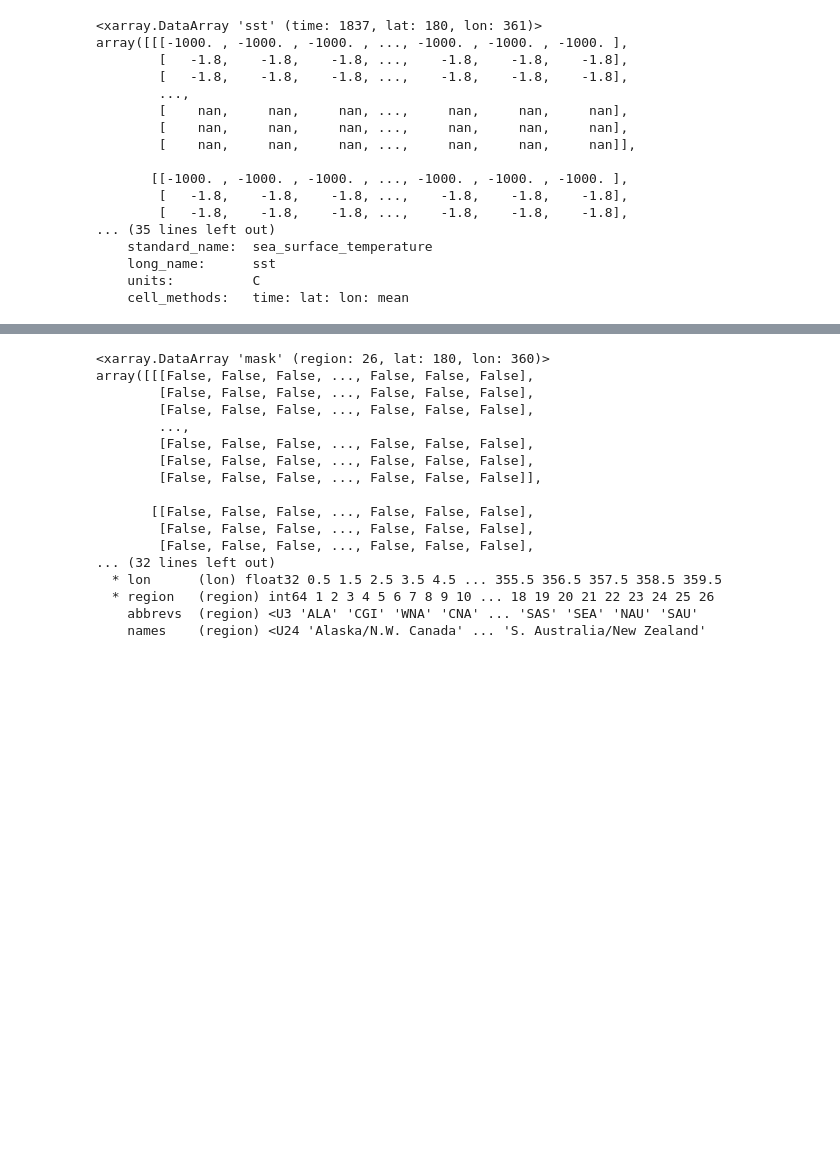
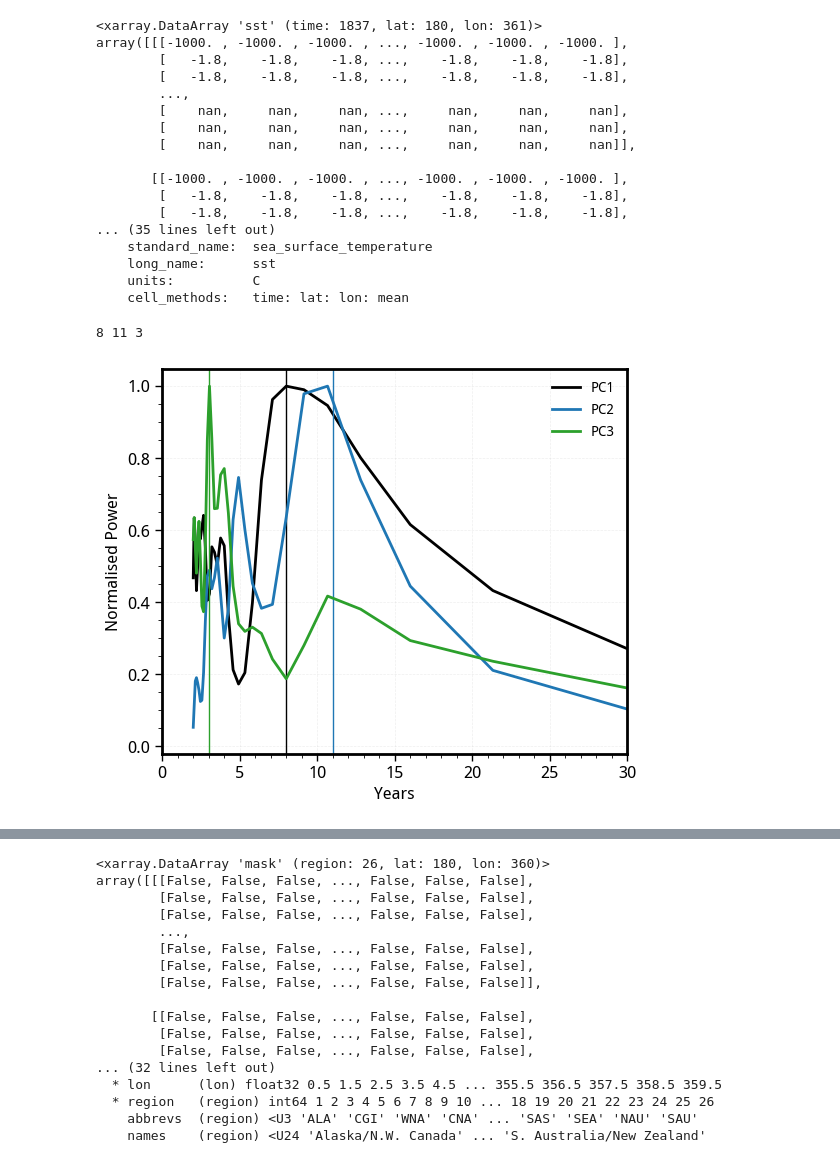
Before and after one commit to adisen99/enso_teleconnection_robustness, a Jupyter notebook: 02_hist_var_dynamics.ipynb, the cells around one changed output, grey strips where cells are left out. Saved outputs shown, nothing was run; the diff lists cells and outputs as text; code cells hidden in the pictures; blank space fills up the shorter version.

```diff
--- a/02_hist_var_dynamics.ipynb
+++ b/02_hist_var_dynamics.ipynb
@@ -251,0 +257,11 @@ wind_rean_det['time'] = nino34_obs['time']
+# %%
+def get_eofs_output(input):
+    solver = Eof(input)
+    eofs = solver.eofs(neofs=3)
+    pcs = solver.pcs(npcs=3)
+    exp_vars = solver.varianceFraction(neigs=3)
+    return {
+        'eofs': eofs,
+        'pcs': pcs,
+        'exp_var': exp_vars,
+    }
@@ -251,0 +299,28 @@ wind_rean_det['time'] = nino34_obs['time']
+# %%
+plt.figure(figsize=(6,5))
+test = res_sh_psl['pcs'].isel(mode=0).to_numpy()
+x, y = compute_welch_period_spectrum(test)
+pc1_window = int(np.round(x[y==y.max()], 0))
+plt.plot(x, y, color='k', lw=2.0, label='PC1')
+plt.axvline(pc1_window, color='k', lw=1.0)
+test = res_sh_psl['pcs'].isel(mode=1).to_numpy()
+x, y = compute_welch_period_spectrum(test)
+pc2_window = int(np.round(x[y==y.max()], 0))
+plt.plot(x, y, color='tab:blue', lw=2.0, label='PC2')
+plt.axvline(pc2_window, color='tab:blue', lw=1.0)
+test = res_sh_psl['pcs'].isel(mode=2).to_numpy()
+x, y = compute_welch_period_spectrum(test)
+pc3_window = int(np.round(x[y==y.max()], 0))
+plt.plot(x, y, color='tab:green', lw=2.0, label='PC3')
+plt.axvline(pc3_window, color='tab:green', lw=1.0)
+plt.xlim(0, 30)
+# sns.despine()
+plt.xlabel('Years')
+plt.ylabel('Normalised Power')
+plt.minorticks_on()
+plt.grid(alpha=0.2, ls='--', lw=0.5)
+plt.legend(frameon=False, fontsize=10)
+print(pc1_window, pc2_window, pc3_window)
+# %% [output]
+8 11 3
+[figure, added]
```
Also changed, not shown: parts of 36 cells of this notebook, 1 other file.
